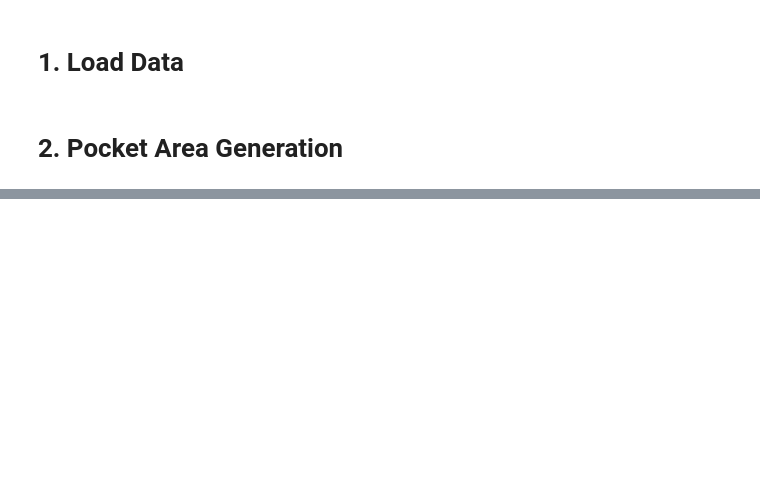
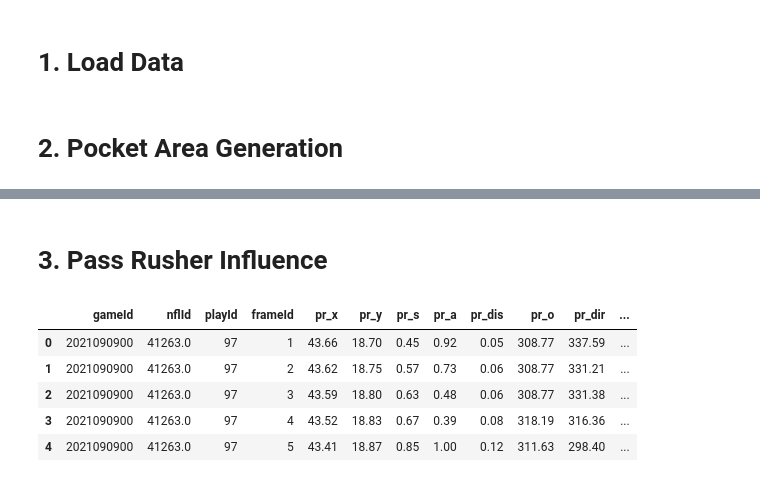
Before and after one commit to mroreo/nfl-big-data-bowl-2023, a Jupyter notebook: pocket_area_analysis_v2.ipynb, the cells around one changed output, grey strips where cells are left out. Saved outputs shown, nothing was run; the diff lists cells and outputs as text; code cells hidden in the pictures; blank space fills up the shorter version.

```diff
--- a/pocket_area_analysis_v2.ipynb
+++ b/pocket_area_analysis_v2.ipynb
@@ -264,0 +278,11 @@ pocket_area_df.head()
+# %% [markdown]
+# 3. Pass Rusher Influence
+# %%
+pass_rushers_poly_df.head()
+# %% [output]
+|  | gameId | nflId | playId | frameId | pr_x | pr_y | pr_s | pr_a | pr_dis | pr_o | pr_dir | ... |
+| 0 | 2021090900 | 41263.0 | 97 | 1 | 43.66 | 18.70 | 0.45 | 0.92 | 0.05 | 308.77 | 337.59 | ... |
+| 1 | 2021090900 | 41263.0 | 97 | 2 | 43.62 | 18.75 | 0.57 | 0.73 | 0.06 | 308.77 | 331.21 | ... |
+| 2 | 2021090900 | 41263.0 | 97 | 3 | 43.59 | 18.80 | 0.63 | 0.48 | 0.06 | 308.77 | 331.38 | ... |
+| 3 | 2021090900 | 41263.0 | 97 | 4 | 43.52 | 18.83 | 0.67 | 0.39 | 0.08 | 318.19 | 316.36 | ... |
+| 4 | 2021090900 | 41263.0 | 97 | 5 | 43.41 | 18.87 | 0.85 | 1.00 | 0.12 | 311.63 | 298.40 | ... |
```
Also changed, not shown: parts of 21 cells of this notebook, 48 other files.
